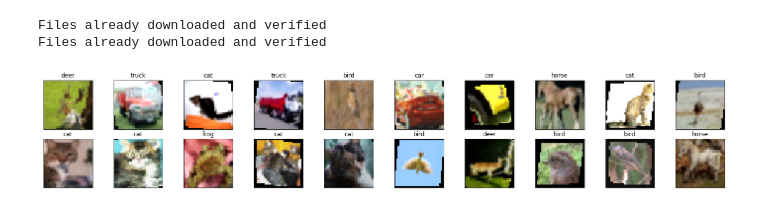
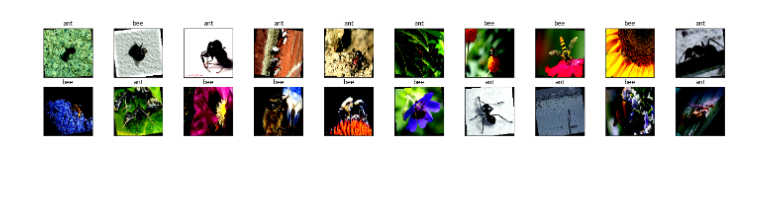
Before and after one commit to Maxlab/pytorch_learn, a Jupyter notebook: Transfer_Learning.ipynb, the cells around one changed output. Cells and saved outputs as stored; diff of their text form; code cells hidden in the pictures; blank space fills up the shorter version.

```diff
--- a/Transfer_Learning.ipynb
+++ b/Transfer_Learning.ipynb
@@ -13,44 +22,44 @@ device = torch.device("cuda:0" if torch.cuda.is_available else "cpu")
 # %%
 transform = transforms.Compose([
-                                transforms.Resize((32,32)),
+                                transforms.Resize((224,224)),
                                 transforms.ToTensor(),
-                                transforms.Normalize((0.5, 0.5, 0.5),(0.5, 0.5, 0.5))
+                                transforms.Normalize([0.485, 0.456, 0.406],[0.229, 0.224, 0.225])
                                 ])
 
-transform_train = transforms.Compose([transforms.Resize((32,32)),
+transform_train = transforms.Compose([
+                                      #transforms.RandomRotation(10),
+    	                                #transforms.RandomResizedCrop(224),
+                                      transforms.Resize((224,224)),
                                       transforms.RandomHorizontalFlip(),
                                       transforms.RandomRotation(10),
-                                      transforms.RandomAffine(0, shear=10, scale=(0.8,1.2)),
-                                      transforms.ColorJitter(brightness=0.2, contrast=0.2, saturation=0.2),
+                                      #transforms.RandomAffine(0, shear=10, scale=(0.8,1.2)),
+                                      #transforms.ColorJitter(brightness=0.2, contrast=0.2, saturation=0.2),
                                       transforms.ToTensor(),
-                                      transforms.Normalize((0.5, 0.5, 0.5), (0.5, 0.5, 0.5))
+                                      transforms.Normalize([0.485, 0.456, 0.406],[0.229, 0.224, 0.225])
                                ])
 
-training_dataset = datasets.CIFAR10('./data', train=True, download=True, transform=transform_train)
-validation_dataset = datasets.CIFAR10('./data', train=False, download=True, transform=transform)
+training_dataset = datasets.ImageFolder('./ants_and_bees/train', transform=transform_train)
+validation_dataset = datasets.ImageFolder('./ants_and_bees/val', transform=transform)
 
-training_loader = torch.utils.data.DataLoader(training_dataset, batch_size=100, shuffle=True)
-validation_loader = torch.utils.data.DataLoader(validation_dataset, batch_size=100, shuffle=False)
+training_loader = torch.utils.data.DataLoader(training_dataset, batch_size=20, shuffle=True)
+validation_loader = torch.utils.data.DataLoader(validation_dataset, batch_size=20, shuffle=False)
-# %% [output]
-Files already downloaded and verified
-Files already downloaded and verified
 # %%
 def im_convert(tensor):
   image = tensor.cpu().clone().detach().numpy()
   image = image.transpose(1, 2, 0)
-  image = image * np.array((0.5, 0.5, 0.5)) + np.array((0.5, 0.5, 0.5))
+  image = image * np.array((0.485, 0.456, 0.406)) + np.array((0.229, 0.224, 0.225))
   image = image.clip(0, 1)
   return image
 
-classes = ('plane', 'car', 'bird', 'cat', 'deer', 'dog', 'frog', 'horse', 'ship', 'truck')
+classes = ('ant', 'bee')
 
 dataiter = iter(training_loader)
 images, labels = dataiter.next()
 fig = plt.figure(figsize=(25, 4))
 
 for idx in np.arange(20):
   ax = fig.add_subplot(2, 10, idx+1, xticks=[], yticks=[])
   plt.imshow(im_convert(images[idx]))
   ax.set_title(classes[labels[idx].item()])
 # %% [output]
-[figure, old version]
+[figure, new version]
```
Also changed, not shown: parts of 10 cells of this notebook.
